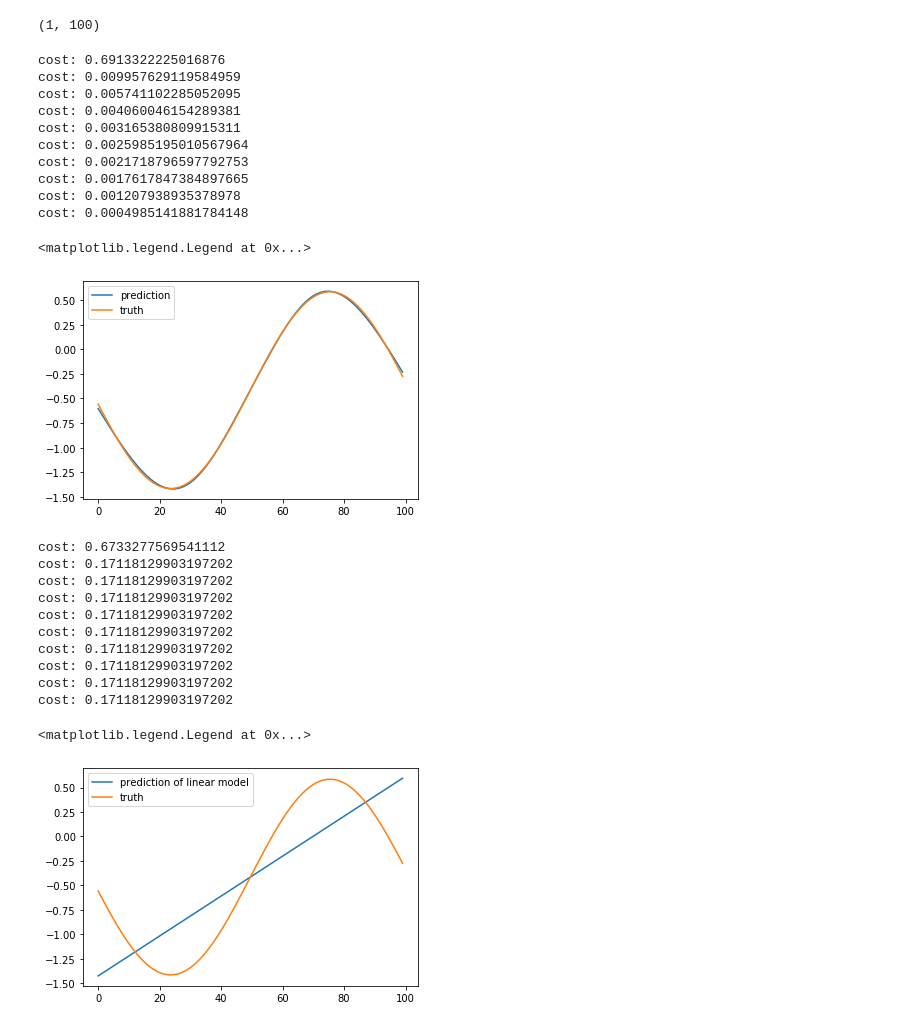
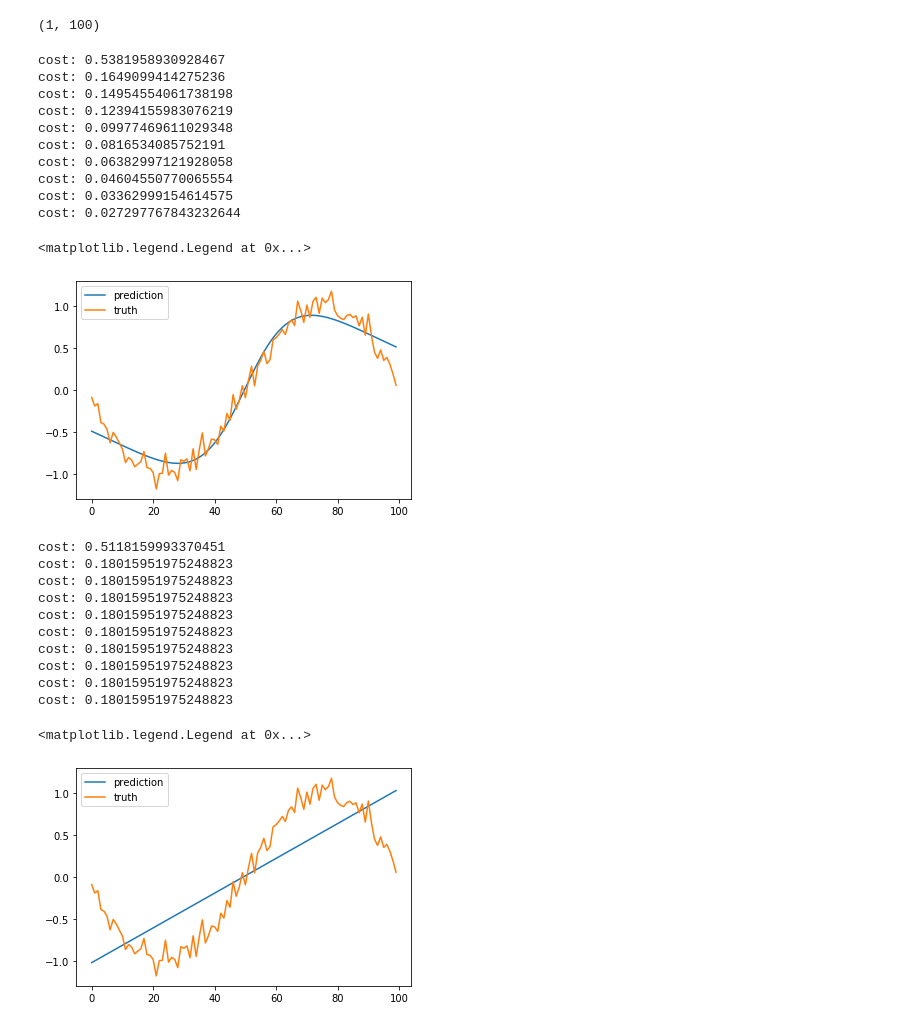
Before and after one commit to wooohoooo/thompson_sampling, a Jupyter notebook: 02_models.ipynb, the cells around one changed output. Drawn from its saved outputs; the diff is of its cells as text; code cells hidden in the pictures.

```diff
--- a/02_models.ipynb
+++ b/02_models.ipynb
@@ -398,9 +398,9 @@ class SimpleModel(torch.nn.Module):
         X = Variable(torch.Tensor(X), requires_grad=False)
         return self.f(X)
 # %%
-X = np.atleast_2d(np.linspace(-3,3,100)).T
+X = np.atleast_2d(np.linspace(-1,1,100)).T
 
-y = np.sin(X) + np.random.normal(1)
+y = np.atleast_2d((np.sin(X.squeeze()*3) + np.random.normal(0,.1,100))).T
 # %%
 plt.plot(X,y)
 # %% [output]
@@ -608,8 +608,6 @@ class DenseLayer:
         return f'Dense layer (nx={self.weights.shape[1]}, nh={self.weights.shape[0]}, activation={act})'
 
 
-
-
 class NeuralNetwork:
     """
     Neural Network structure that holds our layers
@@ -635,7 +633,7 @@ class NeuralNetwork:
         self.loss=loss
 
 
-    def addLayer(self, inputDimension=None, units=1, activation=''):
+    def addLayer(self, inputDimension=None, units=1, activation='', layer_type = DenseLayer):
         """
         Adds a Dense layer to the network:
           inputDimension: required when it is the first layer. otherwise takes dimensions of previous layer.
@@ -646,7 +644,7 @@ class NeuralNetwork:
             if (len(self.layers)==0):
                 raise InputDimensionNotCorrect
             inputDimension=self.layers[-1].outputDimension()
-        layer = DenseLayer(inputDimension, units, activation, randomMultiplier= self.randomMultiplier)
+        layer = layer_type(inputDimension, units, activation, randomMultiplier= self.randomMultiplier)
         self.layers.append(layer)
 
     def crossEntropyLoss(self, Y, A, epsilon=1e-15):
@@ -701,14 +699,19 @@ class NeuralNetwork:
         return self.lossFunction(Y, A)
 
 
-    def forward(self, X):
+    def forward(self, X, attention=None):
         """
         Forward pass through the whole model.
           X: input vector
         """
         x = np.copy(X)
         for layer in self.layers:
-            x = layer.forward(x)
+            if 'Attention' in str(layer.__repr__):
+                x = layer.forward(x, attention)
+
+            else:
+                x = layer.forward(x)
+
         return x
 
 
@@ -770,32 +773,34 @@ model.addLayer(units=1, activation='')
 model
 
 
-num_iterations = 100000
+num_iterations = 10000
 for ix in range(num_iterations):
     A = model.forward(X)
     model.backward(A, Y)
     model.update()
-    if ix % 10000 == 0:
+    if ix % 1000 == 0:
         print('cost:', model.cost(Y, A))
 # %% [output]
-cost: 0.6913322225016876
-cost: 0.009957629119584959
-cost: 0.005741102285052095
-cost: 0.004060046154289381
-cost: 0.003165380809915311
-cost: 0.0025985195010567964
-cost: 0.0021718796597792753
-cost: 0.0017617847384897665
-cost: 0.001207938935378978
-cost: 0.0004985141881784148
+cost: 0.5381958930928467
+cost: 0.1649099414275236
+cost: 0.14954554061738198
+cost: 0.12394155983076219
+cost: 0.09977469611029348
+cost: 0.0816534085752191
+cost: 0.06382997121928058
+cost: 0.04604550770065554
+cost: 0.03362999154614575
+cost: 0.027297767843232644
 # %%
 plt.plot(A.squeeze(),label='prediction')
 plt.plot(y.squeeze(),label='truth')
 plt.legend()
 # %% [output]
 <matplotlib.legend.Legend at 0x...>
-[figure, old version]
+[figure, new version]
 # %%
+
+#### linear model
 model = NeuralNetwork(loss='mean-square-error')
 #model.addLayer(inputDimension=1, units=10, activation='tanh')
 
@@ -805,29 +810,26 @@ model
 
 num_iterations = 100000
 for ix in range(num_iterations):
-    # minibatch
-    X_train, X_test, y_train, y_test = train_test_split(X.T, y, test_size=0.01, random_state=42)
-
     A = model.forward(X)
     model.backward(A, Y)
     model.update()
     if ix % 10000 == 0:
         print('cost:', model.cost(Y, A))
 # %% [output]
-cost: 0.6733277569541112
-cost: 0.17118129903197202
-cost: 0.17118129903197202
-cost: 0.17118129903197202
-cost: 0.17118129903197202
-cost: 0.17118129903197202
-cost: 0.17118129903197202
-cost: 0.17118129903197202
-cost: 0.17118129903197202
-cost: 0.17118129903197202
+cost: 0.5118159993370451
+cost: 0.18015951975248823
+cost: 0.18015951975248823
+cost: 0.18015951975248823
+cost: 0.18015951975248823
+cost: 0.18015951975248823
+cost: 0.18015951975248823
+cost: 0.18015951975248823
+cost: 0.18015951975248823
+cost: 0.18015951975248823
 # %%
-plt.plot(A.squeeze(),label='prediction of linear model')
+plt.plot(A.squeeze(),label='prediction')
 plt.plot(y.squeeze(),label='truth')
 plt.legend()
 # %% [output]
 <matplotlib.legend.Legend at 0x...>
-[figure, old version]
+[figure, new version]
```
Also changed, not shown: parts of 25 cells of this notebook, 6 other files.
